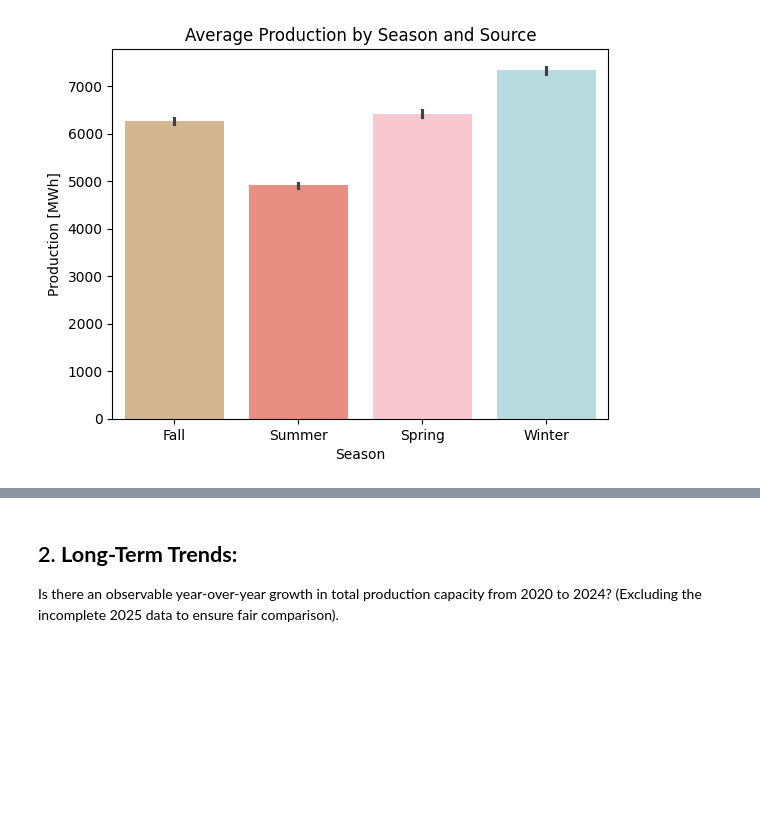
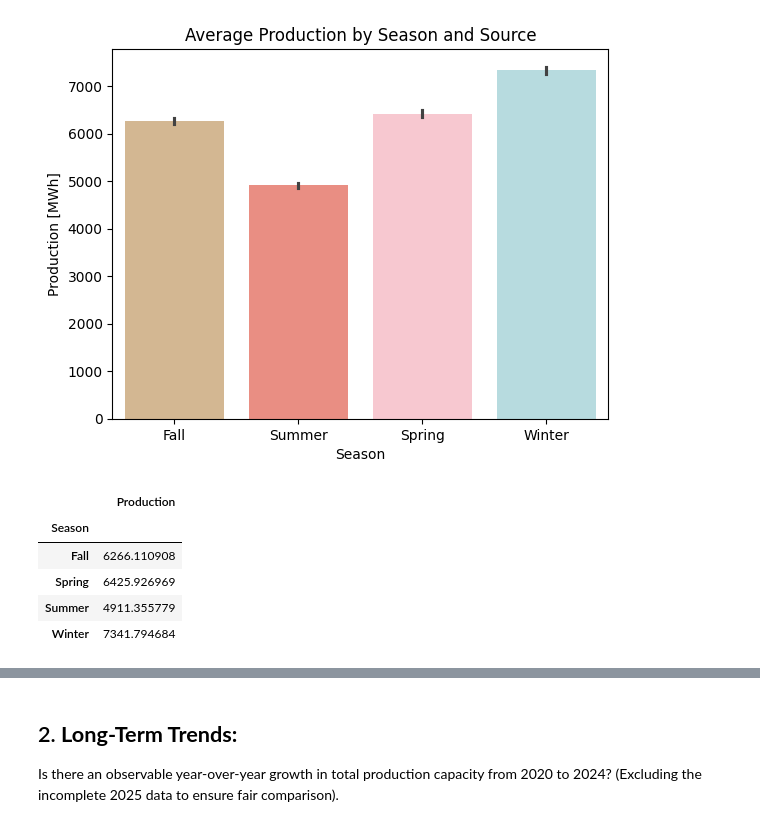
Before and after one commit to coffeedrunkpanda/project-2-eda-sql, a Jupyter notebook: eda-bivariate.ipynb, the cells around one changed output, grey strips where cells are left out. Saved outputs shown, nothing was run; the diff lists cells and outputs as text; code cells hidden in the pictures; blank space fills up the shorter version.

```diff
--- a/eda-bivariate.ipynb
+++ b/eda-bivariate.ipynb
@@ -87,3 +145,13 @@ plt.title ("Average Production by Season and Source")
 # %% [output]
 Text(0.5, 1.0, 'Average Production by Season and Source')
 [figure]
+# %%
+mean_prod_season = df[["Season","Production"]].groupby(["Season"]).mean()
+mean_prod_season
+# %% [output]
+|  | Production |
+| Season |  |
+| Fall | 6266.110908 |
+| Spring | 6425.926969 |
+| Summer | 4911.355779 |
+| Winter | 7341.794684 |
```
Also changed, not shown: parts of 7 cells of this notebook.
